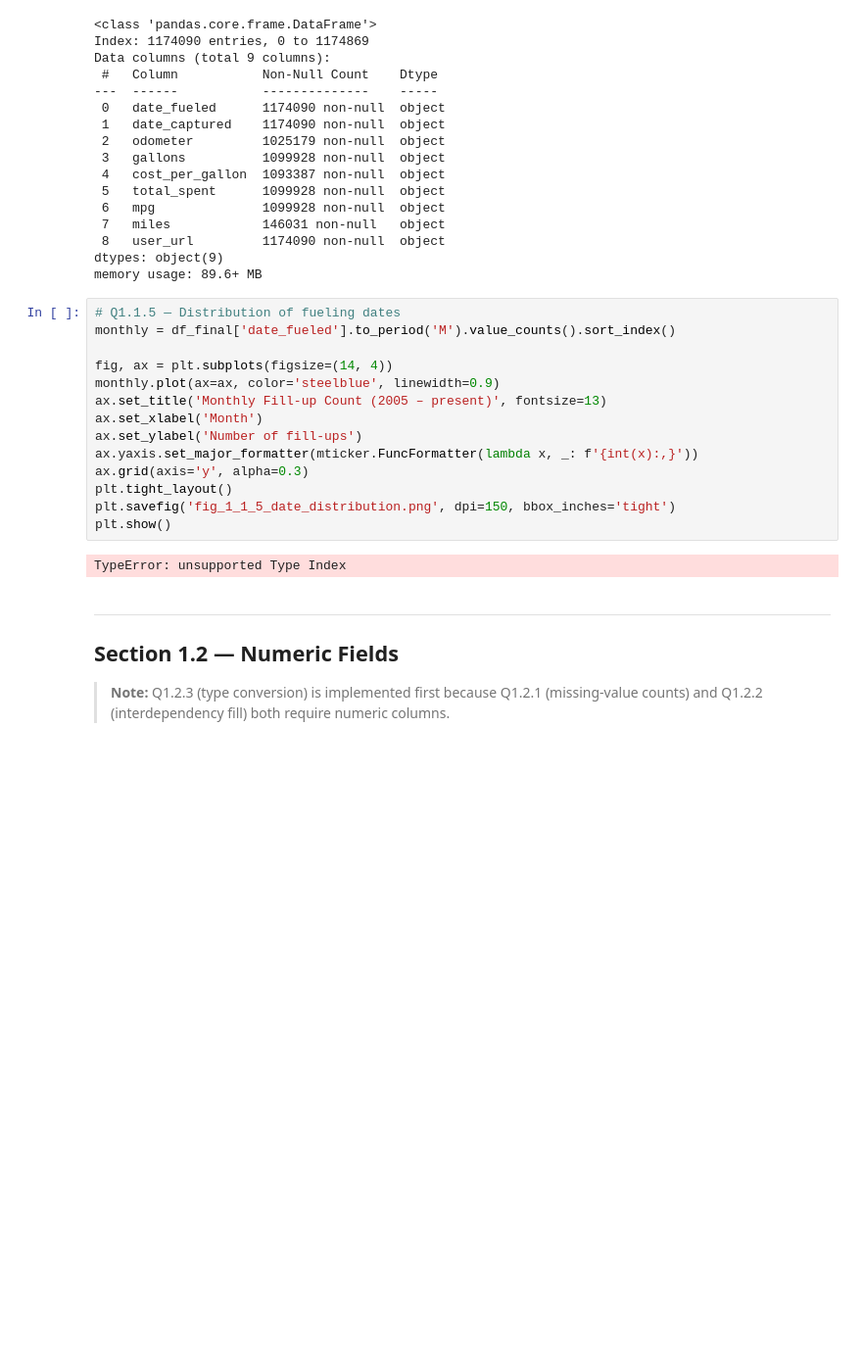
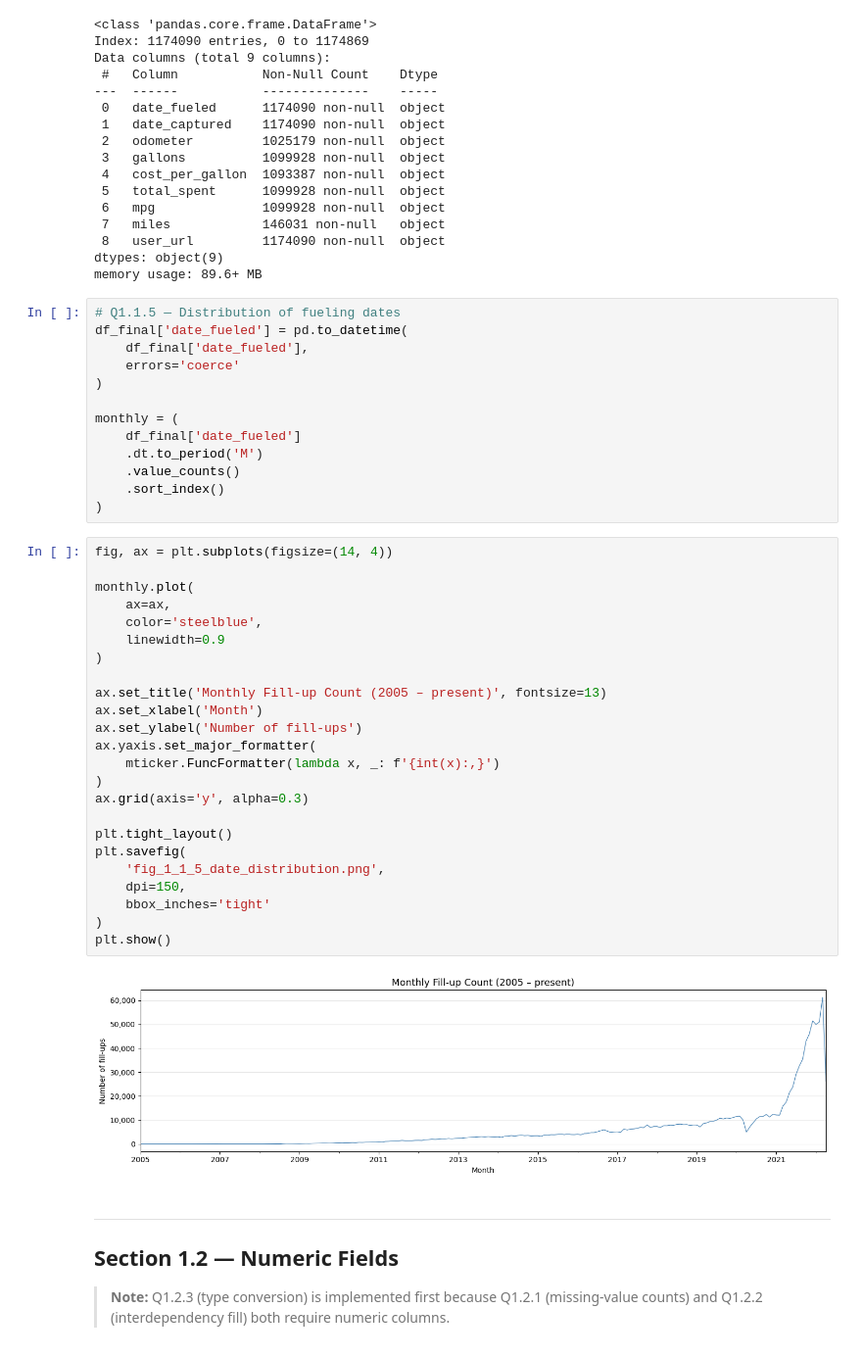
Before and after one commit to kwanda2426/Data_Visualisation_Exploration_A1, a Jupyter notebook: assignment1_notebook.ipynb, the cells around one changed output. Shown at 98% size. Drawn from its saved outputs; the diff is of its cells as text; blank space fills up the shorter version.

```diff
--- a/assignment1_notebook.ipynb
+++ b/assignment1_notebook.ipynb
@@ -159,22 +159,45 @@ Data columns (total 9 columns):
  8   user_url         1174090 non-null  object
 dtypes: object(9)
 memory usage: 89.6+ MB
+# %%
+# Q1.1.5 — Distribution of fueling dates
+df_final['date_fueled'] = pd.to_datetime(
+    df_final['date_fueled'],
+    errors='coerce'
+)
+
+monthly = (
+    df_final['date_fueled']
+    .dt.to_period('M')
+    .value_counts()
+    .sort_index()
+)
 # %%
-# Q1.1.5 — Distribution of fueling dates
-monthly = df_final['date_fueled'].to_period('M').value_counts().sort_index()
+fig, ax = plt.subplots(figsize=(14, 4))
 
-fig, ax = plt.subplots(figsize=(14, 4))
-monthly.plot(ax=ax, color='steelblue', linewidth=0.9)
+monthly.plot(
+    ax=ax,
+    color='steelblue',
+    linewidth=0.9
+)
+
 ax.set_title('Monthly Fill-up Count (2005 – present)', fontsize=13)
 ax.set_xlabel('Month')
 ax.set_ylabel('Number of fill-ups')
-ax.yaxis.set_major_formatter(mticker.FuncFormatter(lambda x, _: f'{int(x):,}'))
+ax.yaxis.set_major_formatter(
+    mticker.FuncFormatter(lambda x, _: f'{int(x):,}')
+)
 ax.grid(axis='y', alpha=0.3)
+
 plt.tight_layout()
-plt.savefig('fig_1_1_5_date_distribution.png', dpi=150, bbox_inches='tight')
+plt.savefig(
+    'fig_1_1_5_date_distribution.png',
+    dpi=150,
+    bbox_inches='tight'
+)
 plt.show()
 # %% [output]
-TypeError: unsupported Type Index
+[figure, added]
 # %% [markdown]
 ---
 ## Section 1.2 — Numeric Fields
```
